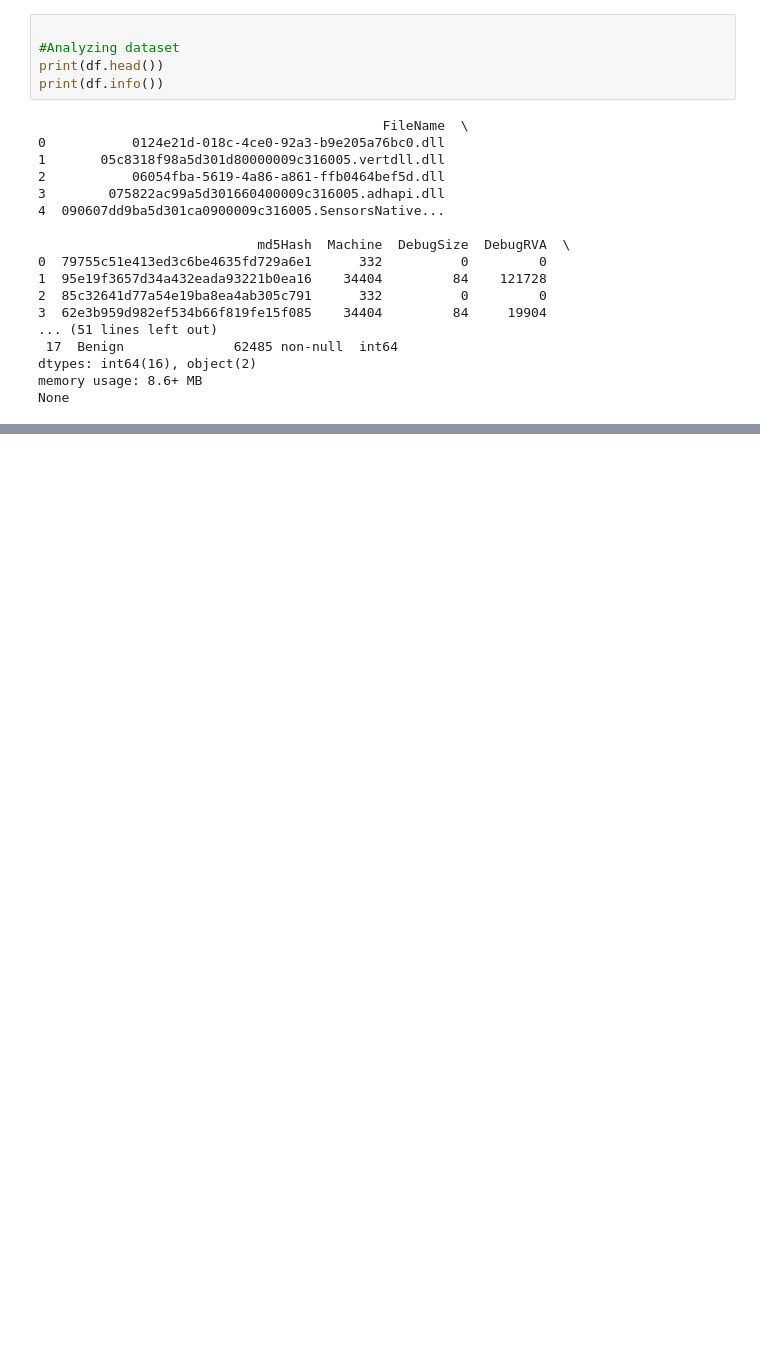
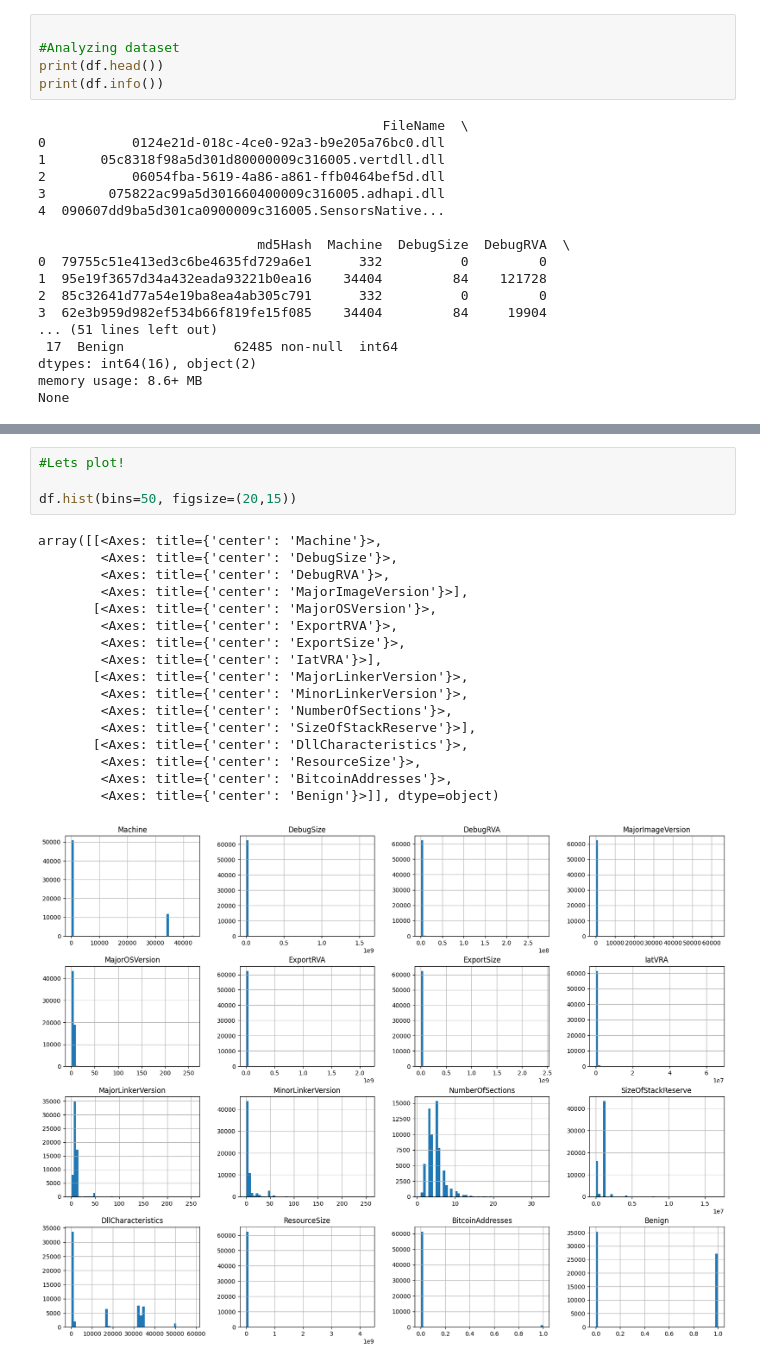
Before and after one commit to gaby-byb/ransomware-detection-ml, a Jupyter notebook: load_clean.ipynb, the cells around one changed output, grey strips where cells are left out. Cells and saved outputs as stored; diff of their text form; blank space fills up the shorter version.

```diff
--- a/load_clean.ipynb
+++ b/load_clean.ipynb
@@ -76,3 +79,25 @@ df.describe()
     - Most benign files = 332 (Intel 386).
     - Outliers (weird architectures) could signal malicious or malformed files.
     - Worth keeping.
+# %%
+#Lets plot!
+
+df.hist(bins=50, figsize=(20,15))
+# %% [output]
+array([[<Axes: title={'center': 'Machine'}>,
+        <Axes: title={'center': 'DebugSize'}>,
+        <Axes: title={'center': 'DebugRVA'}>,
+        <Axes: title={'center': 'MajorImageVersion'}>],
+       [<Axes: title={'center': 'MajorOSVersion'}>,
+        <Axes: title={'center': 'ExportRVA'}>,
+        <Axes: title={'center': 'ExportSize'}>,
+        <Axes: title={'center': 'IatVRA'}>],
+       [<Axes: title={'center': 'MajorLinkerVersion'}>,
+        <Axes: title={'center': 'MinorLinkerVersion'}>,
+        <Axes: title={'center': 'NumberOfSections'}>,
+        <Axes: title={'center': 'SizeOfStackReserve'}>],
+       [<Axes: title={'center': 'DllCharacteristics'}>,
+        <Axes: title={'center': 'ResourceSize'}>,
+        <Axes: title={'center': 'BitcoinAddresses'}>,
+        <Axes: title={'center': 'Benign'}>]], dtype=object)
+[figure, added]
```
Also changed, not shown: parts of 12 cells of this notebook, 2 other files.
